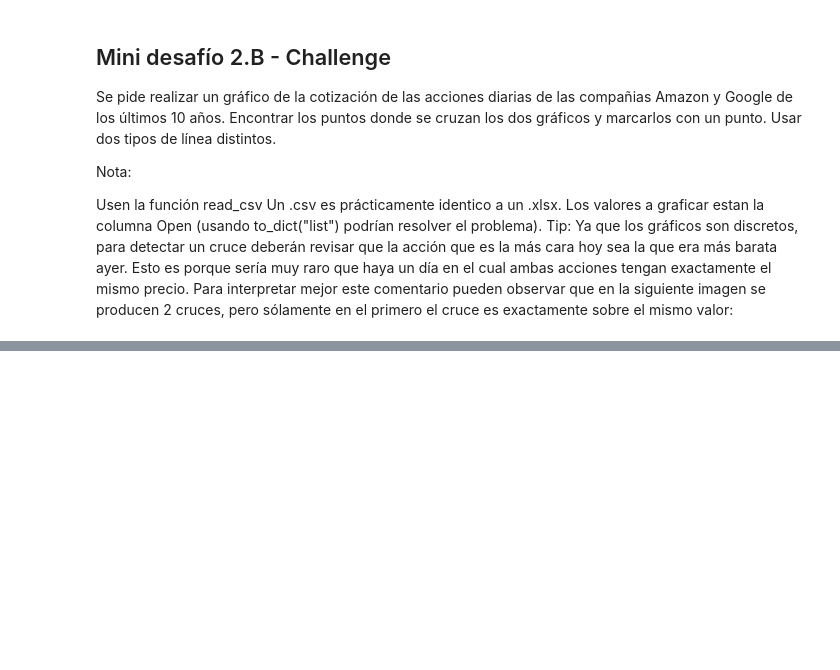
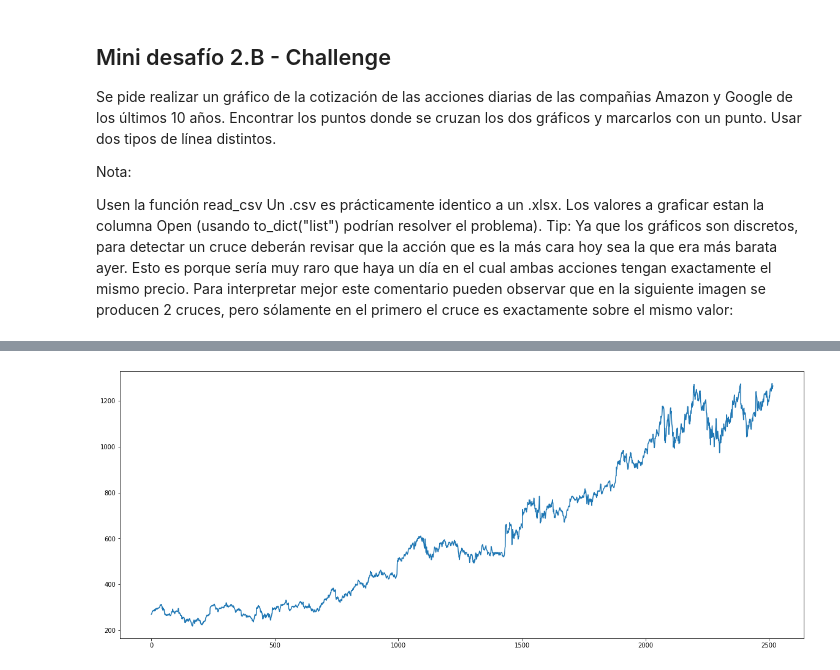
Before and after one commit to femaffi13/Python, a Jupyter notebook: ITBA/5- Matplotlib.ipynb, the cells around one changed output, grey strips where cells are left out. Drawn from its saved outputs; the diff is of its cells as text; code cells hidden in the pictures; blank space fills up the shorter version.

```diff
--- a/ITBA/5- Matplotlib.ipynb
+++ b/ITBA/5- Matplotlib.ipynb
@@ -166,0 +180,10 @@ Tip: Ya que los gráficos son discretos, para detectar un cruce deberán revisar
+# %%
+google_dic = google.to_dict('list')
+y_google=google_dic['Open']
+x_google=np.linspace(0, len(y_google), len(y_google))
+
+plt.figure(figsize=(20,8))
+plt.plot(x_google, y_google)
+plt.show()
+# %% [output]
+[figure, added]
```
Also changed, not shown: parts of 12 cells of this notebook, 1 other file.
